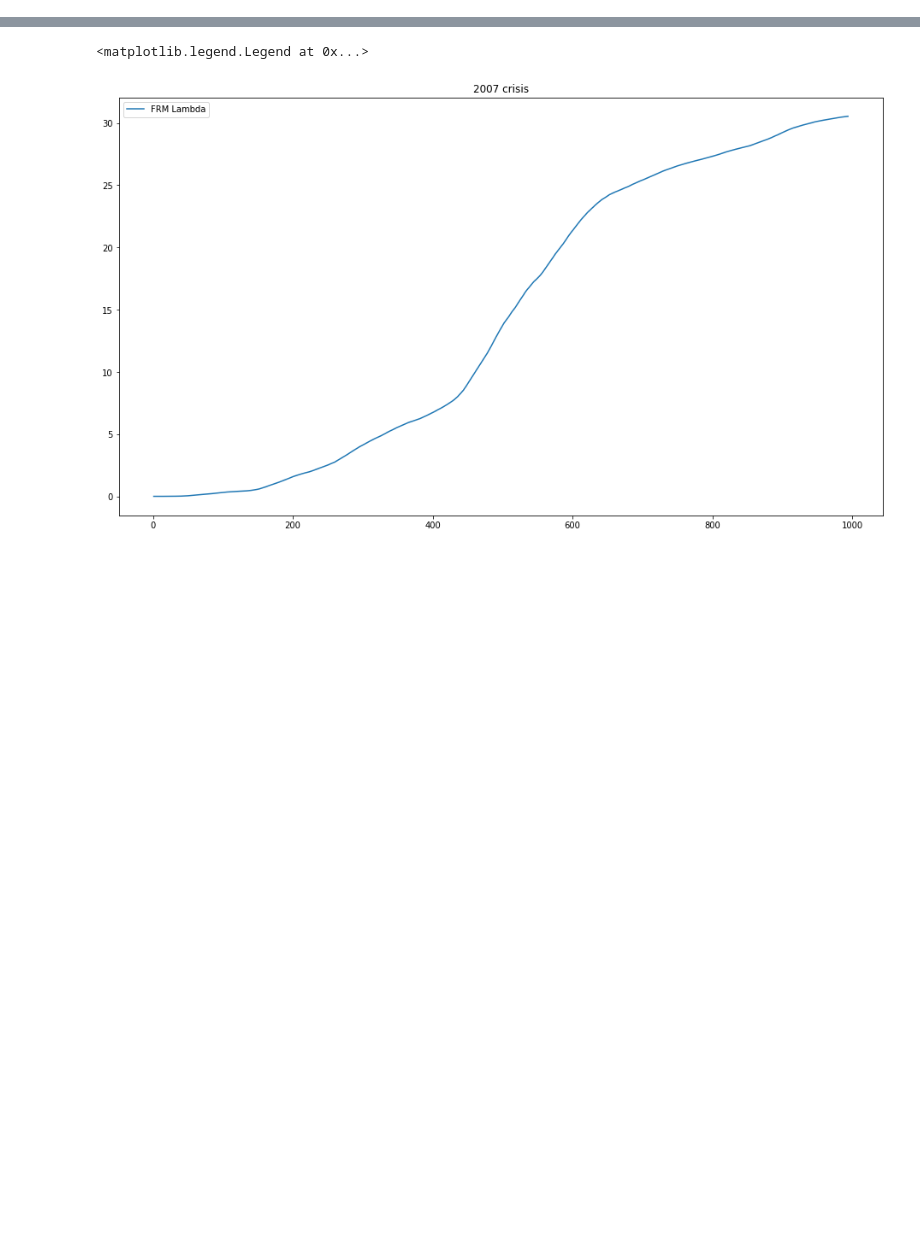
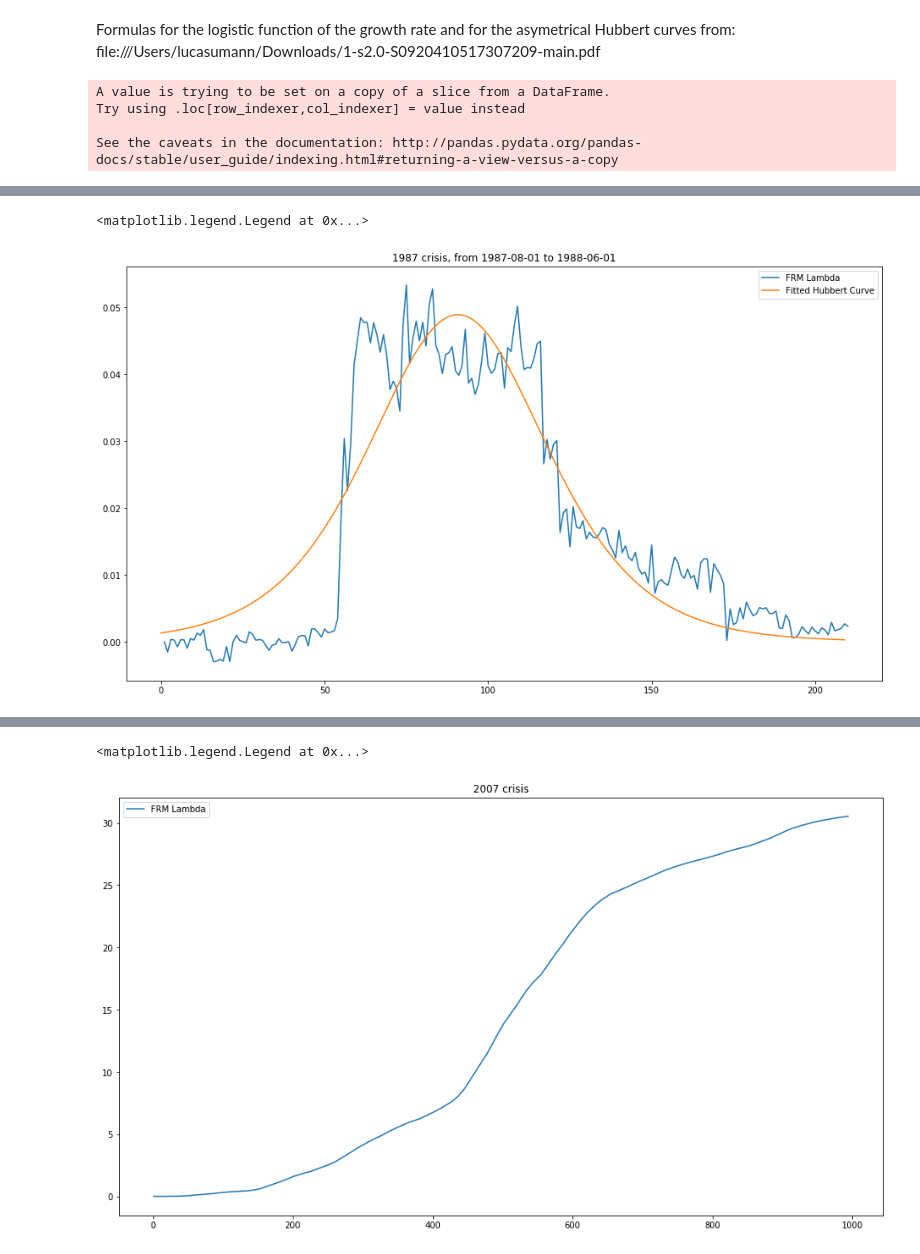
Before and after one commit to Rui666666/FRM_covid19, a Jupyter notebook: FRM Hubbert Fitting.ipynb, the cells around one changed output, grey strips where cells are left out. Saved outputs shown, nothing was run; the diff lists cells and outputs as text; code cells hidden in the pictures; blank space fills up the shorter version.

```diff
--- a/FRM Hubbert Fitting.ipynb
+++ b/FRM Hubbert Fitting.ipynb
@@ -16,3 +37,5 @@ df2007 = df['2007-01-01':'2010-12-12']
+# %% [markdown]
+Formulas for the logistic function of the growth rate and for the asymetrical Hubbert curves from: file:///Users/lucasumann/Downloads/1-s2.0-S0920410517307209-main.pdf
 # %%
 def logistic_function(t, N_0, K, r):
     N_t = N_0*np.exp(r*t)/(1+(N_0/K)*(np.exp(r*t)-1))
@@ -27,0 +64,26 @@ def three_hubbert_curve(t, N_0_1, K_1, r_1, N_0_2, K_2, r_2, N_0_3, K_3, r_3):
+# %%
+y0 = df1987.Lambda.iloc[0]
+y = df1987.Lambda - y0
+x = np.arange(len(y))+1
+
+(N_0, K, r), cov = opt.curve_fit(hubbert_curve, x[1:], y[1:], p0 = (0, 0.1, 0.1), bounds = ([-1,0,0], [100,100,100]))
+
+df1987['Fitted'] = pd.Series(hubbert_curve(t = x, N_0 = N_0, K = K, r =r)+y0, index = df1987.index)
+
+
+df1987_long = pd.melt(df1987, id_vars=['Date'], value_vars=['Lambda', 'Fitted'])
+fig = px.line(data_frame = df1987_long,
+              x = 'Date', y = "value", color = "variable",
+              template = "ggplot2",
+              title = "1987 crisis, from 1987-08-01 to 1988-06-01", labels = {"Lambda":"FRM Lambda"})
+fig.show()
+plt.figure(figsize=(16,9))
+plt.title("1987 crisis, from 1987-08-01 to 1988-06-01")
+plt.plot(x,y, label = 'FRM Lambda')
+plt.plot(hubbert_curve(t = x, N_0 = N_0, K = K, r =r), label = 'Fitted Hubbert Curve')
+plt.legend()
+# %% [output]
+A value is trying to be set on a copy of a slice from a DataFrame.
+Try using .loc[row_indexer,col_indexer] = value instead
+
+See the caveats in the documentation: http://pandas.pydata.org/pandas-docs/stable/user_guide/indexing.html#returning-a-view-versus-a-copy
@@ -27,0 +91,2 @@ def three_hubbert_curve(t, N_0_1, K_1, r_1, N_0_2, K_2, r_2, N_0_3, K_3, r_3):
+<matplotlib.legend.Legend at 0x...>
+[figure, added]
```
Also changed, not shown: parts of 9 cells of this notebook.
